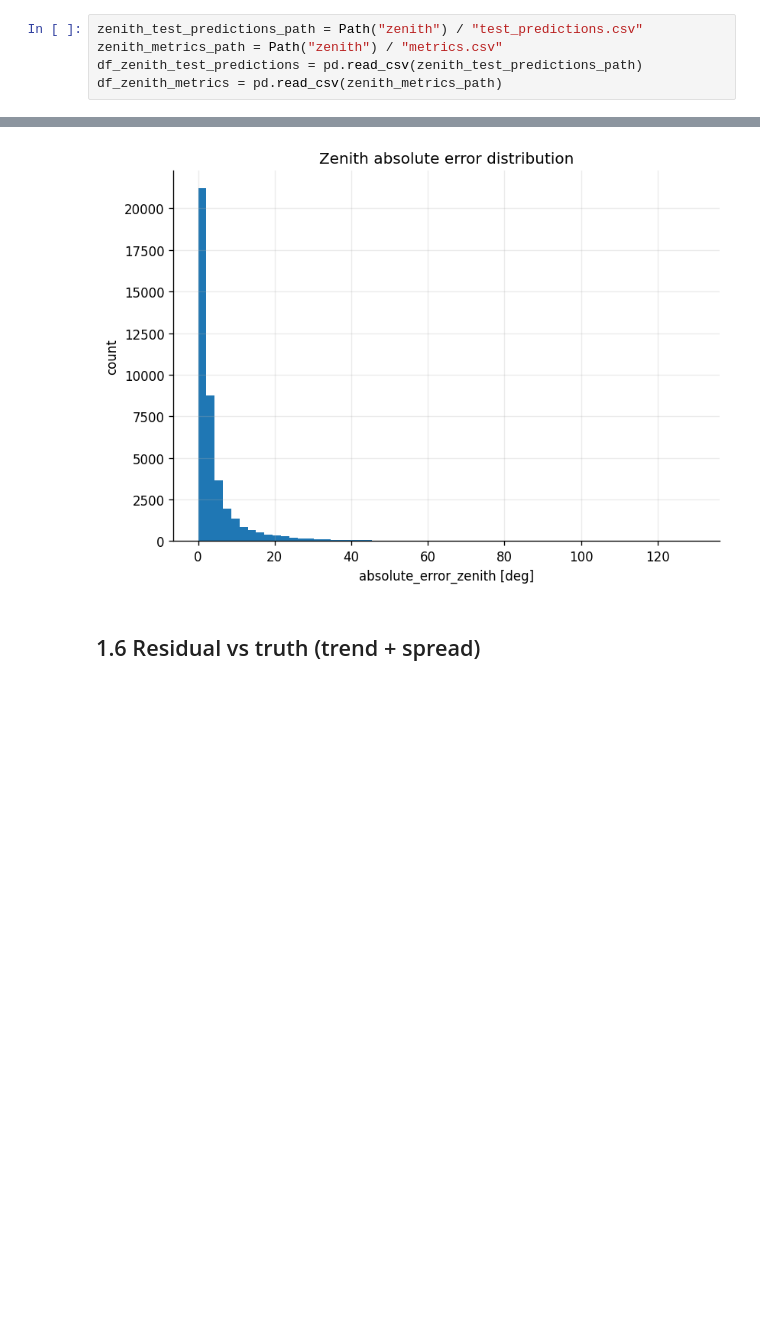
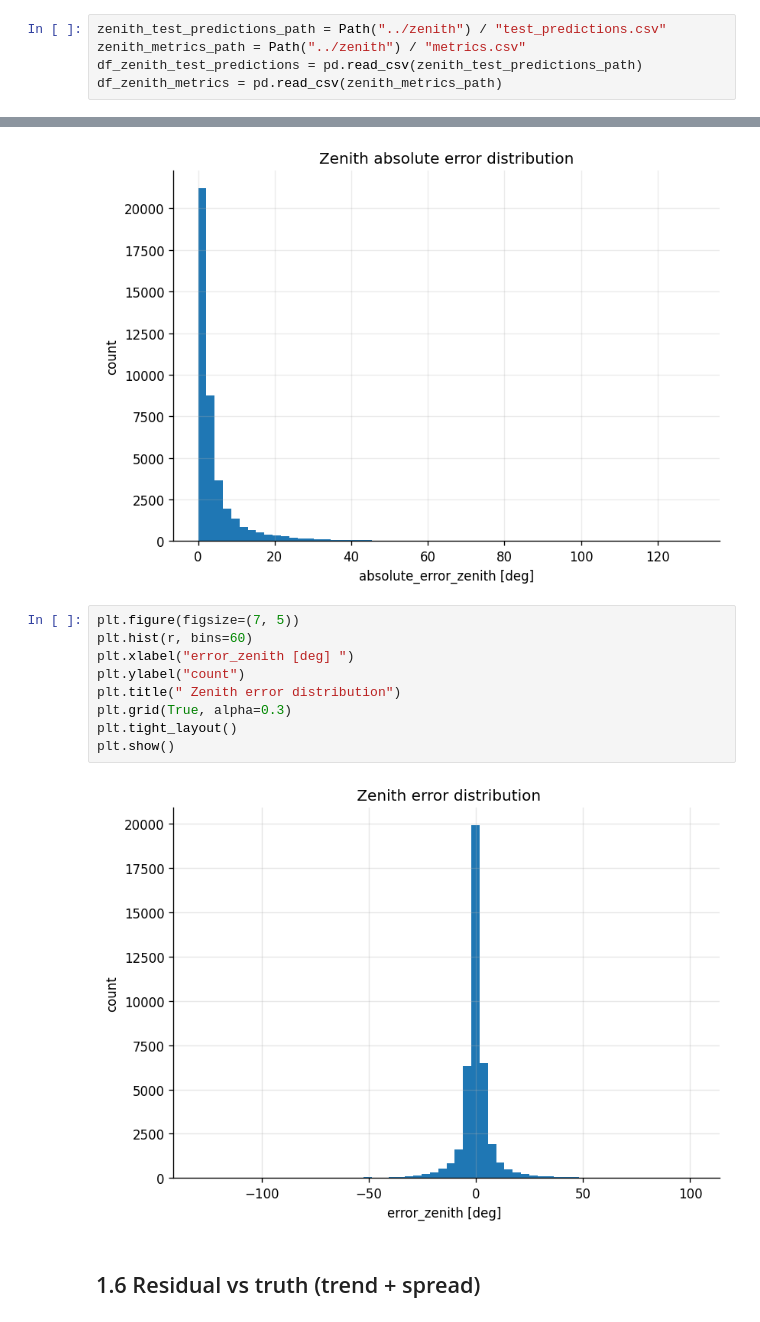
Before and after one commit to kubrabas/Graphnet-Applications, a Jupyter notebook: Training/EventPulseSeries_nonoise/initiative2/analysis/result_analysis_zenith_updated.ipynb, the cells around one changed output, grey strips where cells are left out. Drawn from its saved outputs; the diff is of its cells as text; blank space fills up the shorter version.

```diff
--- a/Training/EventPulseSeries_nonoise/initiative2/analysis/result_analysis_zenith_updated.ipynb
+++ b/Training/EventPulseSeries_nonoise/initiative2/analysis/result_analysis_zenith_updated.ipynb
@@ -64,8 +60,8 @@ plt.rcParams.update({
     "legend.frameon": False,
 })
 # %%
-zenith_test_predictions_path = Path("zenith") / "test_predictions.csv"
-zenith_metrics_path = Path("zenith") / "metrics.csv"
+zenith_test_predictions_path = Path("../zenith") / "test_predictions.csv"
+zenith_metrics_path = Path("../zenith") / "metrics.csv"
 df_zenith_test_predictions = pd.read_csv(zenith_test_predictions_path)
 df_zenith_metrics = pd.read_csv(zenith_metrics_path)
 # %% [markdown]
@@ -172,6 +195,17 @@ plt.tight_layout()
 plt.show()
 # %% [output]
 [figure]
+# %%
+plt.figure(figsize=(7, 5))
+plt.hist(r, bins=60)
+plt.xlabel("error_zenith [deg] ")
+plt.ylabel("count")
+plt.title(" Zenith error distribution")
+plt.grid(True, alpha=0.3)
+plt.tight_layout()
+plt.show()
+# %% [output]
+[figure, added]
 # %% [markdown]
 ## 1.6 Residual vs truth (trend + spread)
 # %% [markdown]
```
Also changed, not shown: parts of 15 cells of this notebook, 12 other files.
